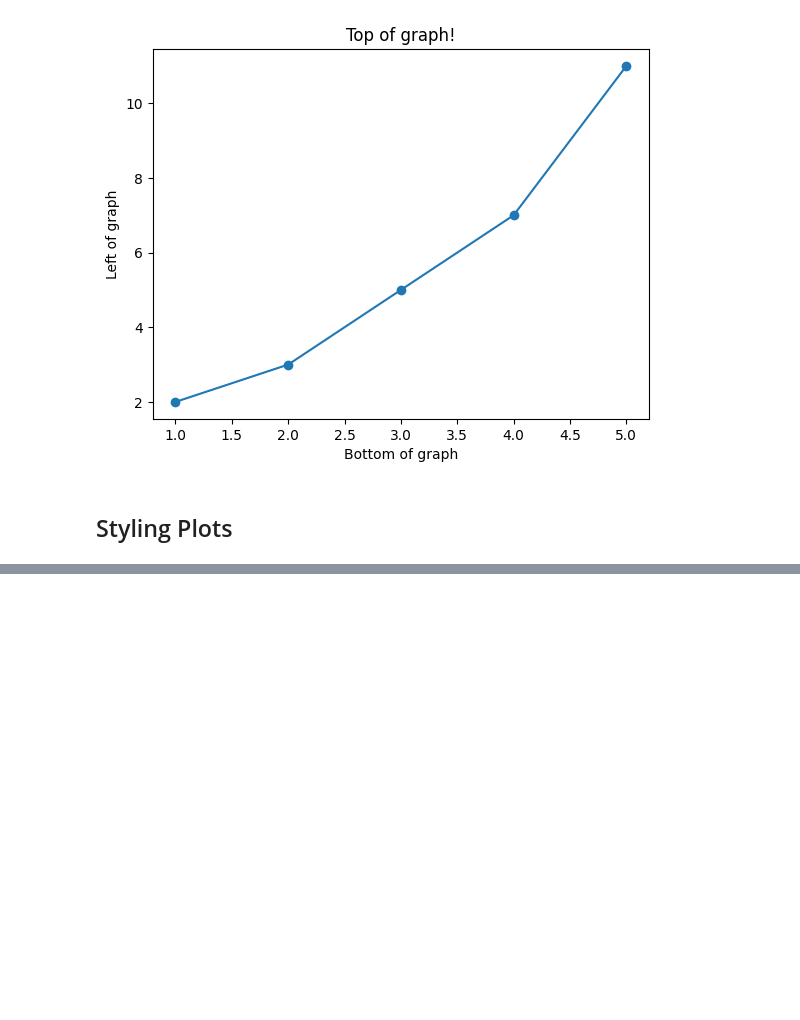
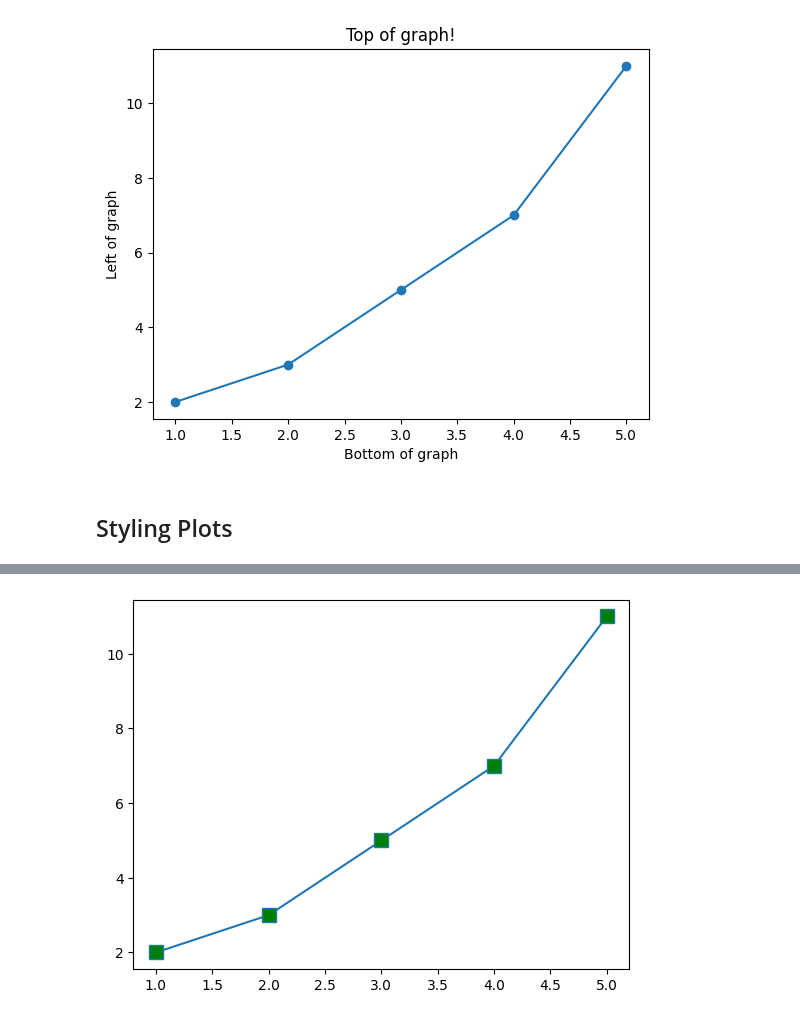
Before and after one commit to edmundvi/data-analytics, a Jupyter notebook: week-07/Ex3A_Plotting_Data.ipynb, the cells around one changed output, grey strips where cells are left out. Saved outputs shown, nothing was run; the diff lists cells and outputs as text; code cells hidden in the pictures; blank space fills up the shorter version.

```diff
--- a/week-07/Ex3A_Plotting_Data.ipynb
+++ b/week-07/Ex3A_Plotting_Data.ipynb
@@ -37,0 +41,6 @@ plt.show()
+# %%
+plt.plot(x, y, marker='s', markersize=10, markerfacecolor='green')
+
+plt.show()
+# %% [output]
+[figure, added]
```
Also changed, not shown: parts of 10 cells of this notebook.
